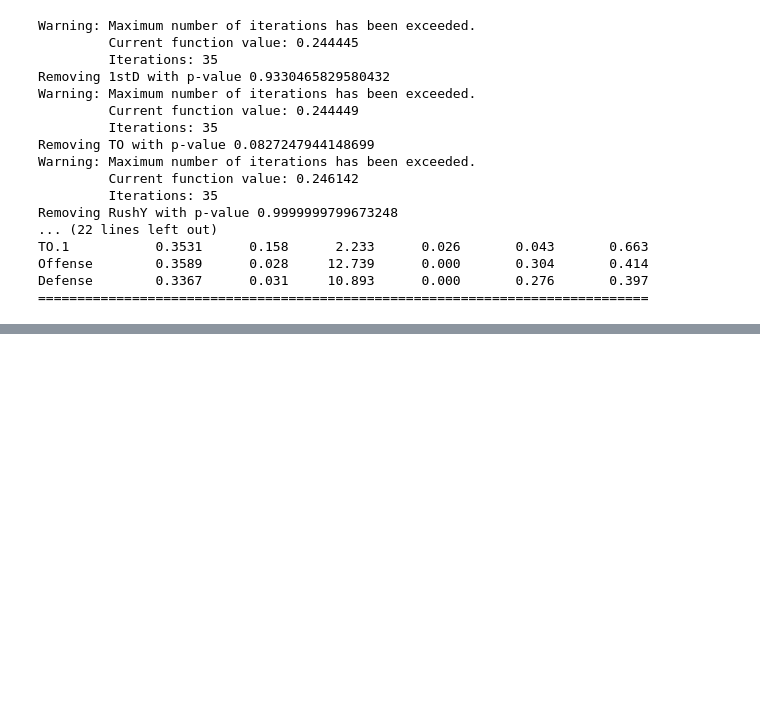
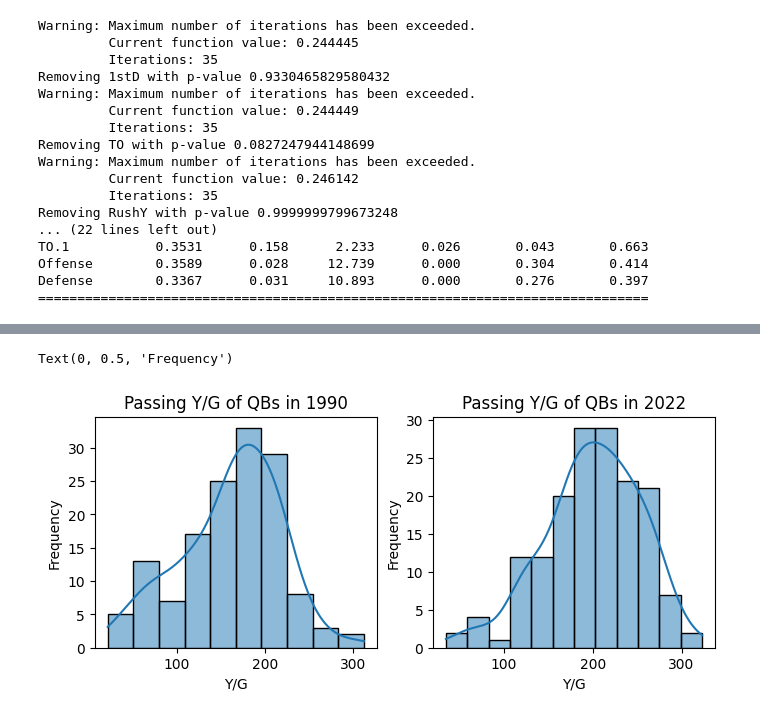
Before and after one commit to aayn-a/Exploratory-Analysis-of-Data-from-NFL-Games, a Jupyter notebook: analysis.ipynb, the cells around one changed output, grey strips where cells are left out. Cells and saved outputs as stored; diff of their text form; code cells hidden in the pictures; blank space fills up the shorter version.

```diff
--- a/analysis.ipynb
+++ b/analysis.ipynb
@@ -204,0 +209,26 @@ Defense        0.3367      0.031     10.893      0.000       0.276       0.397
+# %%
+fig, axes = plt.subplots(1, 2, figsize=(8, 3))
+
+passing1990 = pd.read_csv("playerstats1990.csv")
+passing1991 = pd.read_csv("playerstats1991.csv")
+passing1992 = pd.read_csv("playerstats1992.csv")
+
+passing1990s = pd.concat([passing1990, passing1991, passing1992], ignore_index=True)
+
+
+passing2022 = pd.read_csv("playerstats2022.csv")
+passing2023 = pd.read_csv("playerstats2023.csv")
+passing2024 = pd.read_csv("playerstats2024.csv")
+
+passing2020s = pd.concat([passing2022, passing2023, passing2024], ignore_index=True)
+
+
+sns.histplot(passing1990s[passing1990s["Att"] > 60]["Y/G"], ax=axes[0], kde=True)
+sns.histplot(passing2020s[passing2020s["Att"] > 60]["Y/G"], ax=axes[1], kde=True)
+axes[0].set_title("Passing Y/G of QBs in 1990")
+axes[1].set_title("Passing Y/G of QBs in 2022")
+axes[0].set_ylabel("Frequency")
+axes[1].set_ylabel("Frequency")
+# %% [output]
+Text(0, 0.5, 'Frequency')
+[figure, added]
```
Also changed, not shown: parts of 7 cells of this notebook, 6 other files.
